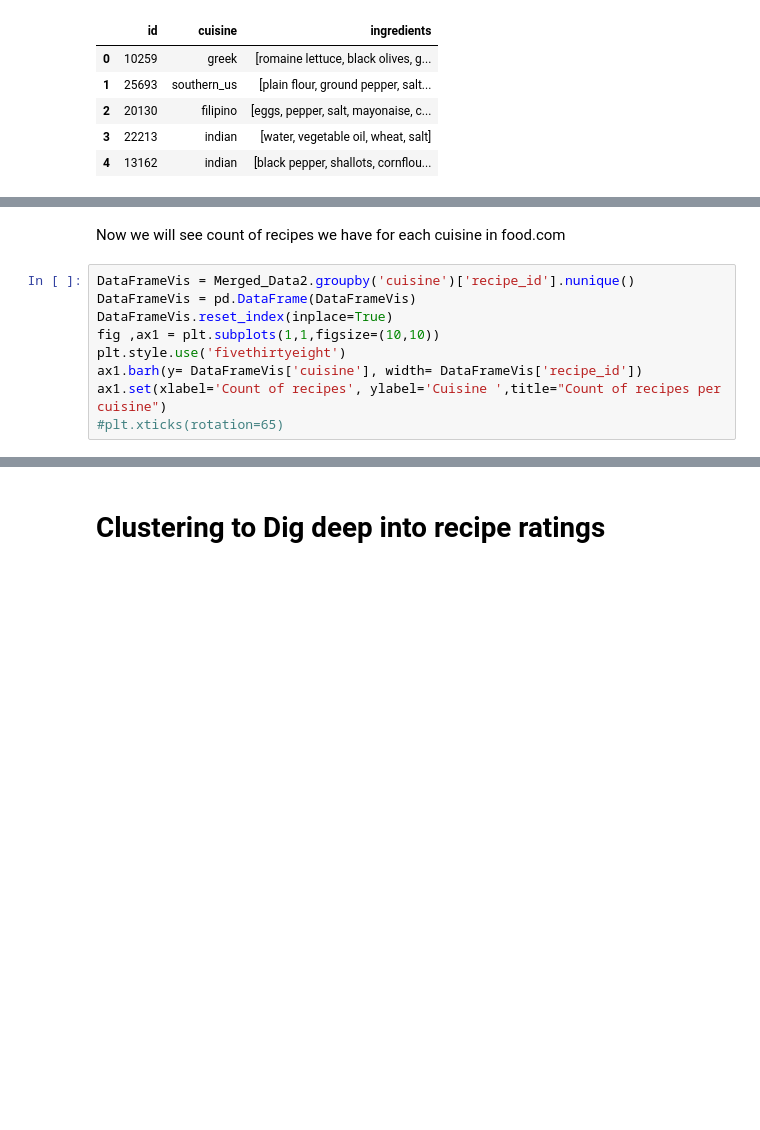
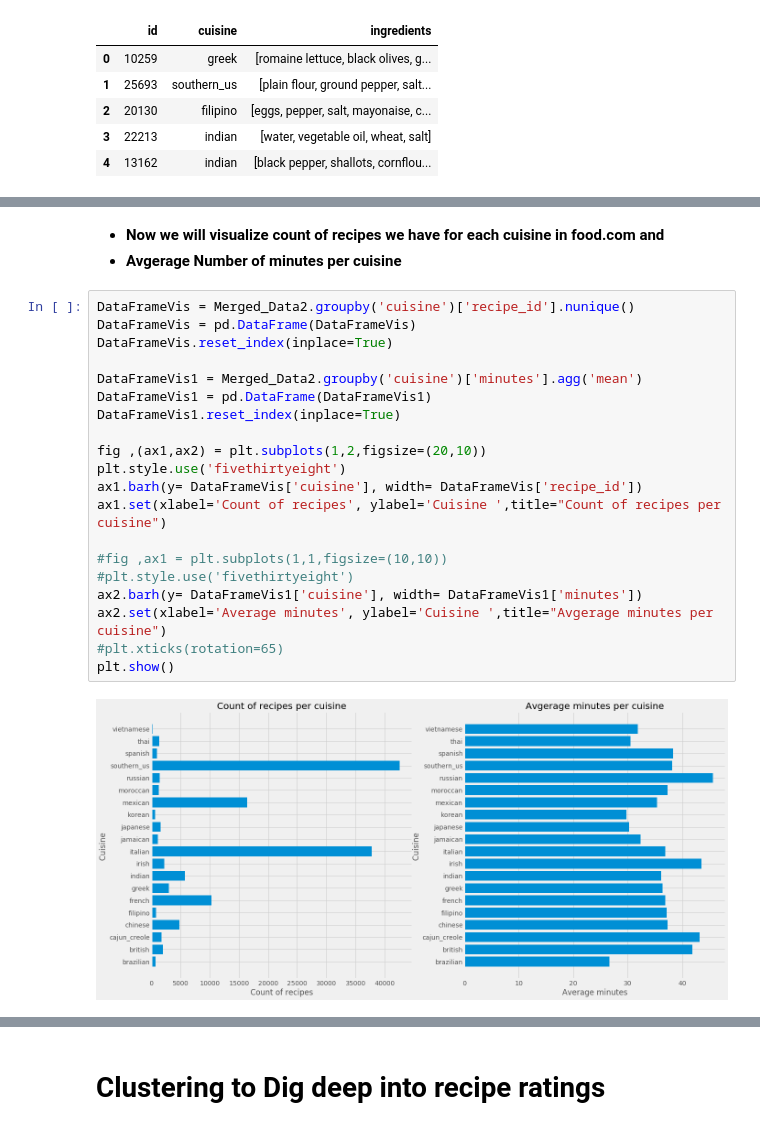
Before and after one commit to kbpavan/Text-Analytics-on-Food.com-Recipes-Review-Data-, a Jupyter notebook: Copy_of_Food.ipynb, the cells around one changed output, grey strips where cells are left out. Saved outputs shown, nothing was run; the diff lists cells and outputs as text; blank space fills up the shorter version.

```diff
--- a/Copy_of_Food.ipynb
+++ b/Copy_of_Food.ipynb
@@ -889,12 +1052,26 @@ plt.show()
 # %% [markdown]
-Now we will see count of recipes we have for each cuisine in food.com
+* **Now we will visualize count of recipes we have for each cuisine in food.com and**
+* **Avgerage Number of minutes per cuisine**
 # %%
 DataFrameVis = Merged_Data2.groupby('cuisine')['recipe_id'].nunique()
 DataFrameVis = pd.DataFrame(DataFrameVis)
 DataFrameVis.reset_index(inplace=True)
-fig ,ax1 = plt.subplots(1,1,figsize=(10,10))
+
+DataFrameVis1 = Merged_Data2.groupby('cuisine')['minutes'].agg('mean')
+DataFrameVis1 = pd.DataFrame(DataFrameVis1)
+DataFrameVis1.reset_index(inplace=True)
+
+fig ,(ax1,ax2) = plt.subplots(1,2,figsize=(20,10))
 plt.style.use('fivethirtyeight')
 ax1.barh(y= DataFrameVis['cuisine'], width= DataFrameVis['recipe_id'])
 ax1.set(xlabel='Count of recipes', ylabel='Cuisine ',title="Count of recipes per cuisine")
+
+#fig ,ax1 = plt.subplots(1,1,figsize=(10,10))
+#plt.style.use('fivethirtyeight')
+ax2.barh(y= DataFrameVis1['cuisine'], width= DataFrameVis1['minutes'])
+ax2.set(xlabel='Average minutes', ylabel='Cuisine ',title="Avgerage minutes per cuisine")
 #plt.xticks(rotation=65)
+plt.show()
+# %% [output]
+[figure, added]
 # %% [markdown]
```
Also changed, not shown: parts of 75 cells of this notebook.
